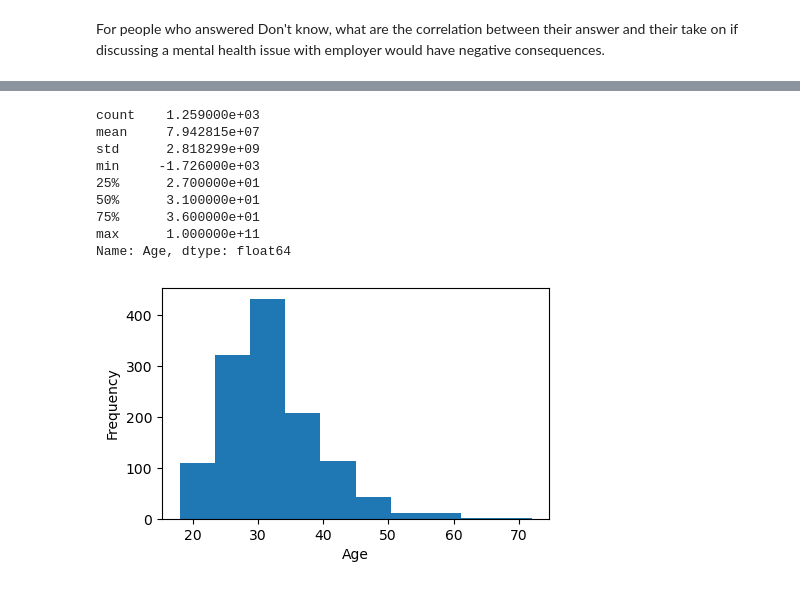
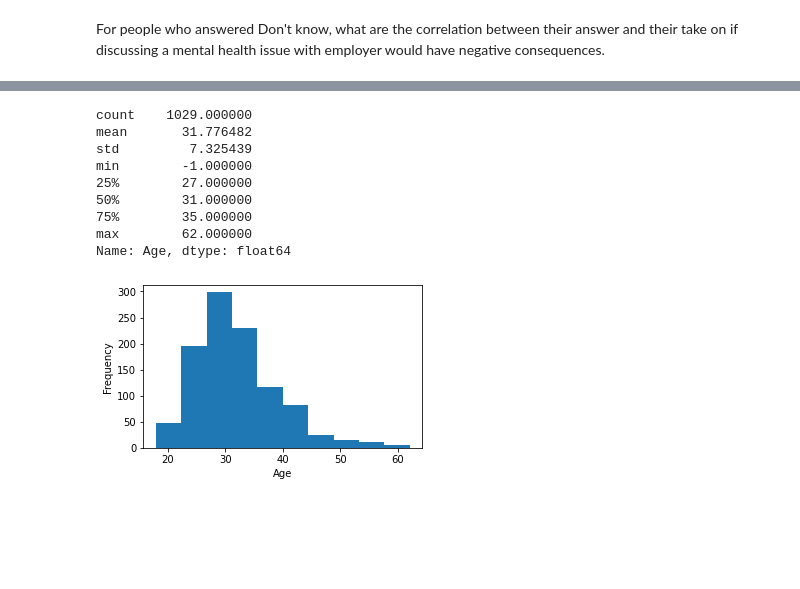
Before and after one commit to XinbeiYu00/project-XinbeiYu, a Jupyter notebook: Mental_Health_in_Tech.ipynb, the cells around one changed output, grey strips where cells are left out. Drawn from its saved outputs; the diff is of its cells as text; code cells hidden in the pictures; blank space fills up the shorter version.

```diff
--- a/Mental_Health_in_Tech.ipynb
+++ b/Mental_Health_in_Tech.ipynb
@@ -29,0 +46,5 @@ print(df.shape)
+# %%
+#drop non-tech company answers:
+print("Before Dropping: ", df.shape)
+df = df[df['tech_company'] != 'No']
+print("After Dropping: ", df.shape)
@@ -115,29 +139,27 @@ Very easy                  0.228155  0.684466  0.087379
 # %%
 #distribution of age in the survey population
 print(df['Age'].describe())
 
 #drop wrong values
-too_small = df.index[df['Age']<15].tolist()
-too_old = df.index[df['Age']>90].tolist()
-wrong_age = too_small + too_old
-df.drop(wrong_age, inplace=True)
+df = df[df['Age'] < 90]
+df = df[df['Age'] > 15]
 
 #check if the wrong age is droped
 #print(df['Age'].describe())
 
 plt.figure(figsize = (5,3))
 df['Age'].plot.hist(bins = 10)
 plt.xlabel('Age')
 
 plt.show()
 # %% [output]
-count    1.259000e+03
-mean     7.942815e+07
-std      2.818299e+09
-min     -1.726000e+03
-25%      2.700000e+01
-50%      3.100000e+01
-75%      3.600000e+01
-max      1.000000e+11
+count    1029.000000
+mean       31.776482
+std         7.325439
+min        -1.000000
+25%        27.000000
+50%        31.000000
+75%        35.000000
+max        62.000000
 Name: Age, dtype: float64
-[figure, old version]
+[figure, new version]
```
Also changed, not shown: parts of 21 cells of this notebook, 1 other file.
